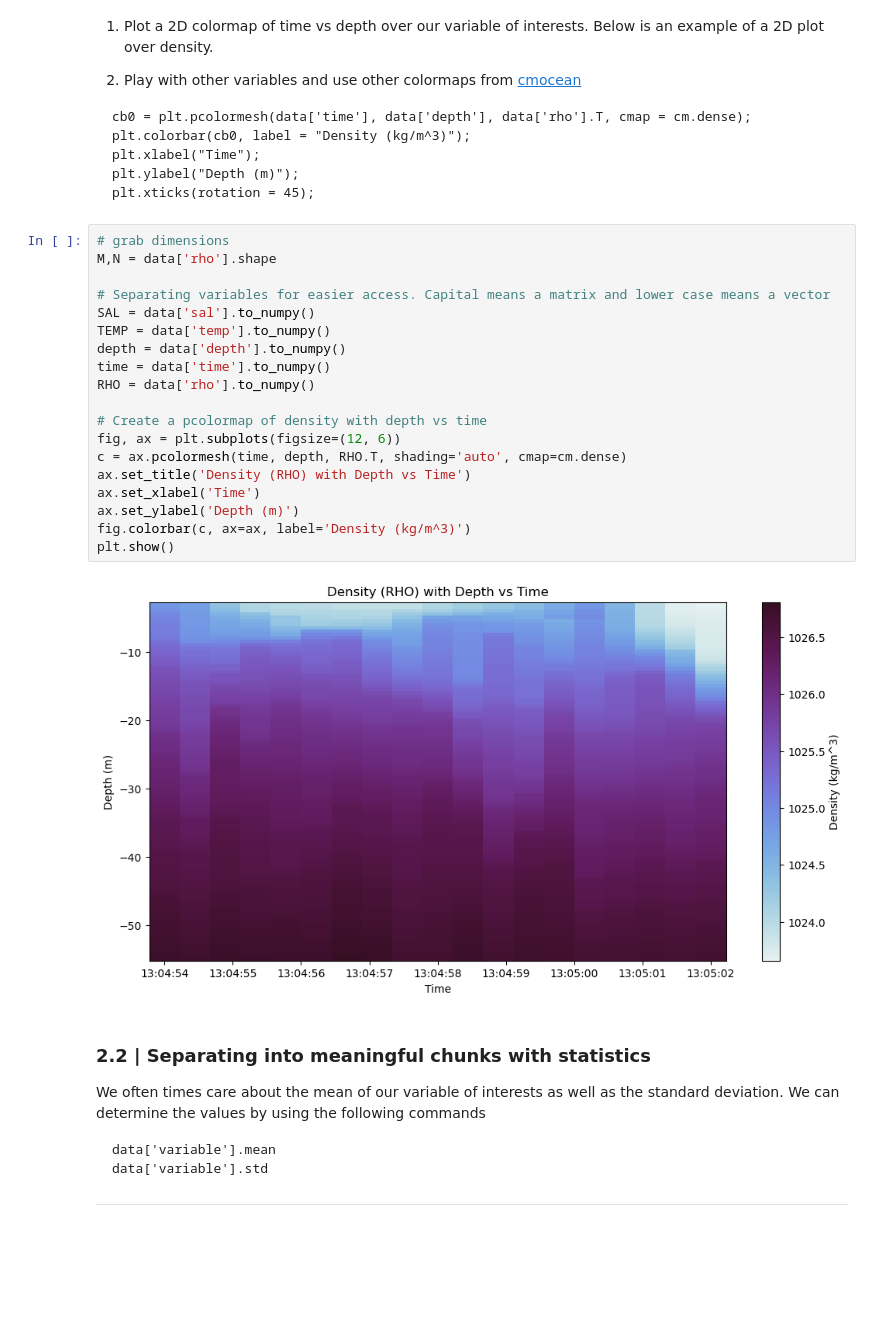
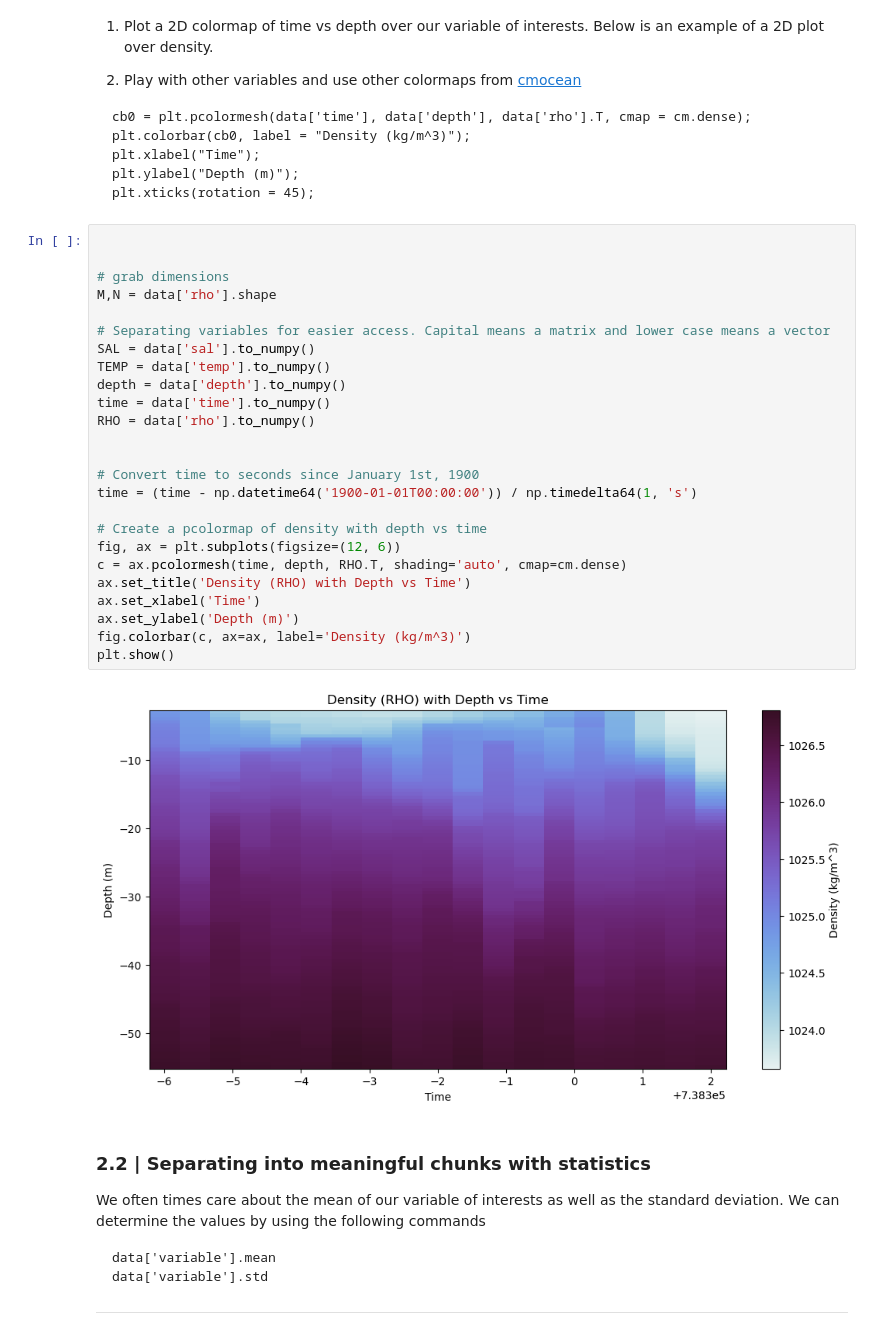
Before and after one commit to tgstone/sio-math-workshop, a Jupyter notebook: docs/source/day2/data_workshop1.ipynb, the cells around one changed output. Saved outputs shown, nothing was run; the diff lists cells and outputs as text; blank space fills up the shorter version.

````diff
--- a/docs/source/day2/data_workshop1.ipynb
+++ b/docs/source/day2/data_workshop1.ipynb
@@ -110,26 +172,32 @@ plt.ylabel("Depth (m)");
 plt.xticks(rotation = 45);
 ```
 # %%
+
+
 # grab dimensions
 M,N = data['rho'].shape
 
 # Separating variables for easier access. Capital means a matrix and lower case means a vector
 SAL = data['sal'].to_numpy()
 TEMP = data['temp'].to_numpy()
 depth = data['depth'].to_numpy()
 time = data['time'].to_numpy()
 RHO = data['rho'].to_numpy()
 
+
+# Convert time to seconds since January 1st, 1900
+time = (time - np.datetime64('1900-01-01T00:00:00')) / np.timedelta64(1, 's')
+
 # Create a pcolormap of density with depth vs time
 fig, ax = plt.subplots(figsize=(12, 6))
 c = ax.pcolormesh(time, depth, RHO.T, shading='auto', cmap=cm.dense)
 ax.set_title('Density (RHO) with Depth vs Time')
 ax.set_xlabel('Time')
 ax.set_ylabel('Depth (m)')
 fig.colorbar(c, ax=ax, label='Density (kg/m^3)')
 plt.show()
 # %% [output]
-[figure, old version]
+[figure, new version]
 # %% [markdown]
 ### 2.2 | Separating into meaningful chunks with statistics
 
````
Also changed, not shown: parts of 7 cells of this notebook.
